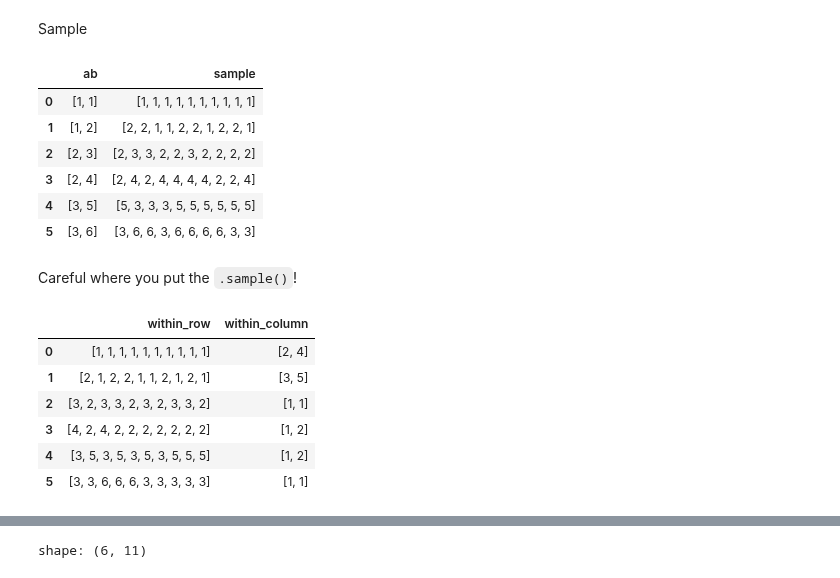
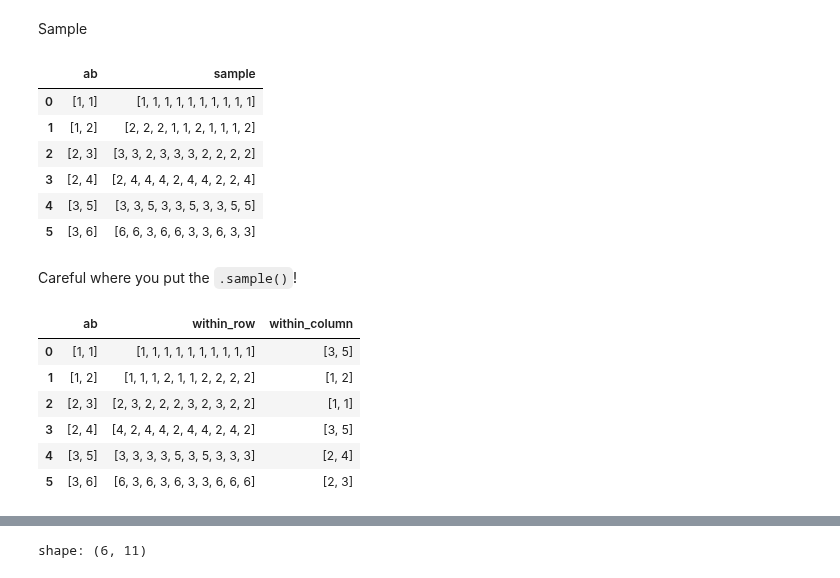
Before and after one commit to johnros/polars_demo, a Jupyter notebook: nested_dtypes.ipynb, the cells around one changed output, grey strips where cells are left out. Saved outputs shown, nothing was run; the diff lists cells and outputs as text; code cells hidden in the pictures.

```diff
--- a/nested_dtypes.ipynb
+++ b/nested_dtypes.ipynb
@@ -411,13 +449,20 @@ The most general way is to use `list.eval(pl.element())`:
 # %%
 #| label: list-eval-element
 
-df_with_list = df.with_columns(pl.concat_list([pl.col("a"), pl.col("b")]).alias('ab'))
+df_with_list = (
+    df
+    .with_columns(
+        pl.concat_list(['a','b']).alias('ab')
+    )
+)
 
 
 (
     df_with_list
     .select(
-        pl.col('ab').list.eval(pl.element().add(1000))
+        pl.col('ab').list.eval(
+            pl.element().add(1000)
+            )
         )
 )
 # %% [output]
@@ -540,27 +590,30 @@ Sample
 # %% [output]
 |  | ab | sample |
 | 0 | [1, 1] | [1, 1, 1, 1, 1, 1, 1, 1, 1, 1] |
-| 1 | [1, 2] | [2, 2, 1, 1, 2, 2, 1, 2, 2, 1] |
-| 2 | [2, 3] | [2, 3, 3, 2, 2, 3, 2, 2, 2, 2] |
-| 3 | [2, 4] | [2, 4, 2, 4, 4, 4, 4, 2, 2, 4] |
-| 4 | [3, 5] | [5, 3, 3, 3, 5, 5, 5, 5, 5, 5] |
-| 5 | [3, 6] | [3, 6, 6, 3, 6, 6, 6, 6, 3, 3] |
+| 1 | [1, 2] | [2, 2, 2, 1, 1, 2, 1, 1, 1, 2] |
+| 2 | [2, 3] | [3, 3, 2, 3, 3, 3, 2, 2, 2, 2] |
+| 3 | [2, 4] | [2, 4, 4, 4, 2, 4, 4, 2, 2, 4] |
+| 4 | [3, 5] | [3, 3, 5, 3, 3, 5, 3, 3, 5, 5] |
+| 5 | [3, 6] | [6, 6, 3, 6, 6, 3, 3, 6, 3, 3] |
 # %% [markdown]
 Careful where you put the `.sample()`!
 # %%
 (
     df_with_list
     .select(
+        pl.col('ab'),
+
         pl.col('ab').list.sample(10, with_replacement=True).alias('within_row'),
+
         pl.col('ab').sample(6, with_replacement=True).alias('within_column'),
     )
     .to_pandas()
 )
 # %% [output]
-|  | within_row | within_column |
-| 0 | [1, 1, 1, 1, 1, 1, 1, 1, 1, 1] | [2, 4] |
-| 1 | [2, 1, 2, 2, 1, 1, 2, 1, 2, 1] | [3, 5] |
-| 2 | [3, 2, 3, 3, 2, 3, 2, 3, 3, 2] | [1, 1] |
-| 3 | [4, 2, 4, 2, 2, 2, 2, 2, 2, 2] | [1, 2] |
-| 4 | [3, 5, 3, 5, 3, 5, 3, 5, 5, 5] | [1, 2] |
-| 5 | [3, 3, 6, 6, 6, 3, 3, 3, 3, 3] | [1, 1] |
+|  | ab | within_row | within_column |
+| 0 | [1, 1] | [1, 1, 1, 1, 1, 1, 1, 1, 1, 1] | [3, 5] |
+| 1 | [1, 2] | [1, 1, 1, 2, 1, 1, 2, 2, 2, 2] | [1, 2] |
+| 2 | [2, 3] | [2, 3, 2, 2, 2, 3, 2, 3, 2, 2] | [1, 1] |
+| 3 | [2, 4] | [4, 2, 4, 4, 2, 4, 4, 2, 4, 2] | [3, 5] |
+| 4 | [3, 5] | [3, 3, 3, 3, 5, 3, 5, 3, 3, 3] | [2, 4] |
+| 5 | [3, 6] | [6, 3, 6, 3, 6, 3, 3, 6, 6, 6] | [2, 3] |
```
Also changed, not shown: parts of 70 cells of this notebook, 2 other files.
